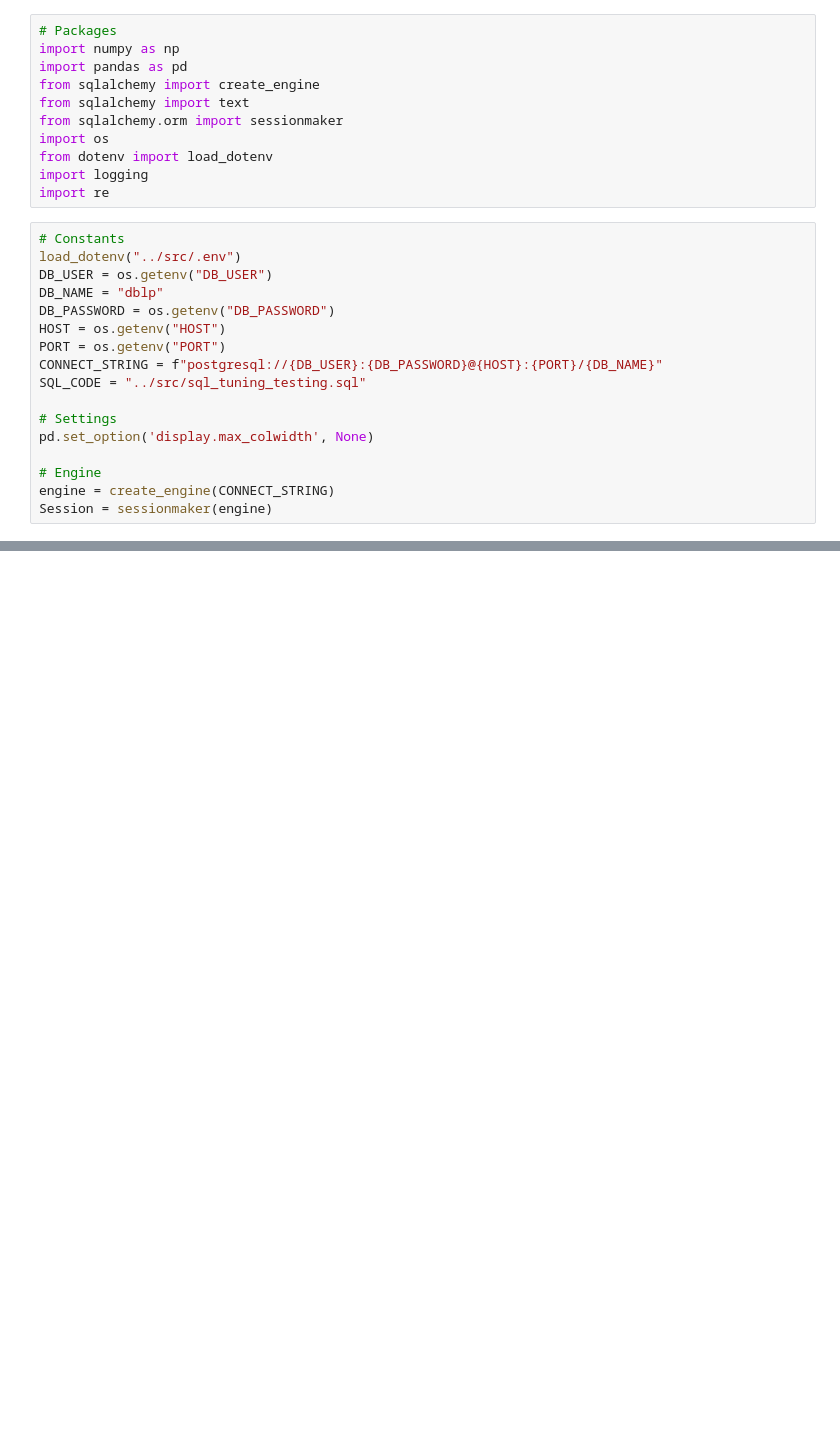
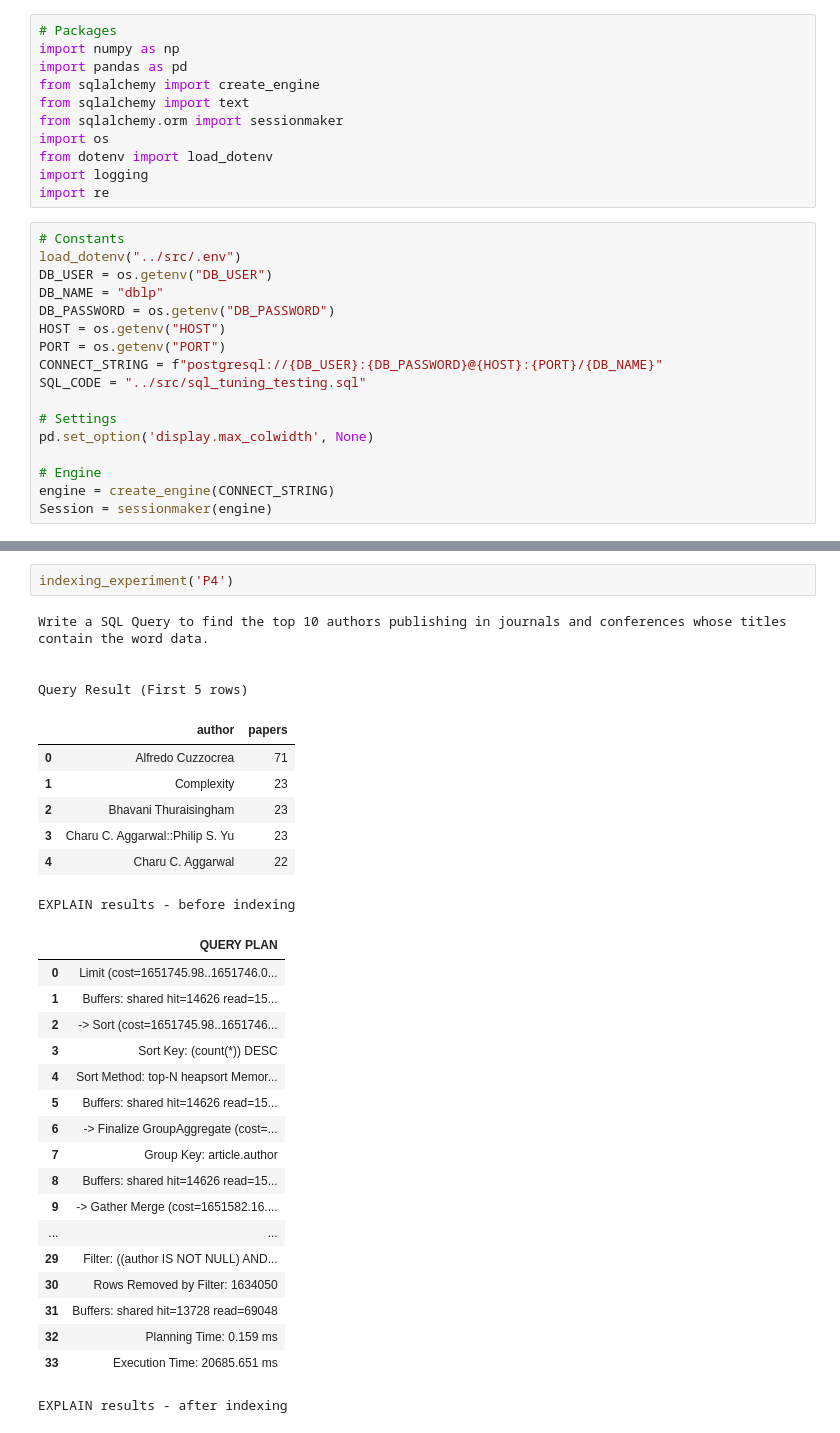
Before and after one commit to andrewcockerill/springboard_06_sql_tuning, a Jupyter notebook: notebooks/tuning_exploration.ipynb, the cells around one changed output, grey strips where cells are left out. Saved outputs shown, nothing was run; the diff lists cells and outputs as text; blank space fills up the shorter version.

Commit message:
finalize report and readme

```diff
--- a/notebooks/tuning_exploration.ipynb
+++ b/notebooks/tuning_exploration.ipynb
@@ -115,0 +230,32 @@ EXPLAIN results
+# %%
+indexing_experiment('P4')
+# %% [output]
+Write a SQL Query to find the top 10 authors publishing in journals and conferences whose titles contain the word data.
+
+
+Query Result (First 5 rows)
+|  | author | papers |
+| 0 | Alfredo Cuzzocrea | 71 |
+| 1 | Complexity | 23 |
+| 2 | Bhavani Thuraisingham | 23 |
+| 3 | Charu C. Aggarwal::Philip S. Yu | 23 |
+| 4 | Charu C. Aggarwal | 22 |
+EXPLAIN results - before indexing
+|  | QUERY PLAN |
+| 0 | Limit (cost=1651745.98..1651746.0... |
+| 1 | Buffers: shared hit=14626 read=15... |
+| 2 | -> Sort (cost=1651745.98..1651746... |
+| 3 | Sort Key: (count(*)) DESC |
+| 4 | Sort Method: top-N heapsort Memor... |
+| 5 | Buffers: shared hit=14626 read=15... |
+| 6 | -> Finalize GroupAggregate (cost=... |
+| 7 | Group Key: article.author |
+| 8 | Buffers: shared hit=14626 read=15... |
+| 9 | -> Gather Merge (cost=1651582.16.... |
+| ... | ... |
+| 29 | Filter: ((author IS NOT NULL) AND... |
+| 30 | Rows Removed by Filter: 1634050 |
+| 31 | Buffers: shared hit=13728 read=69048 |
+| 32 | Planning Time: 0.159 ms |
+| 33 | Execution Time: 20685.651 ms |
+EXPLAIN results - after indexing
```
Also changed, not shown: parts of 17 cells of this notebook, 3 other files.
